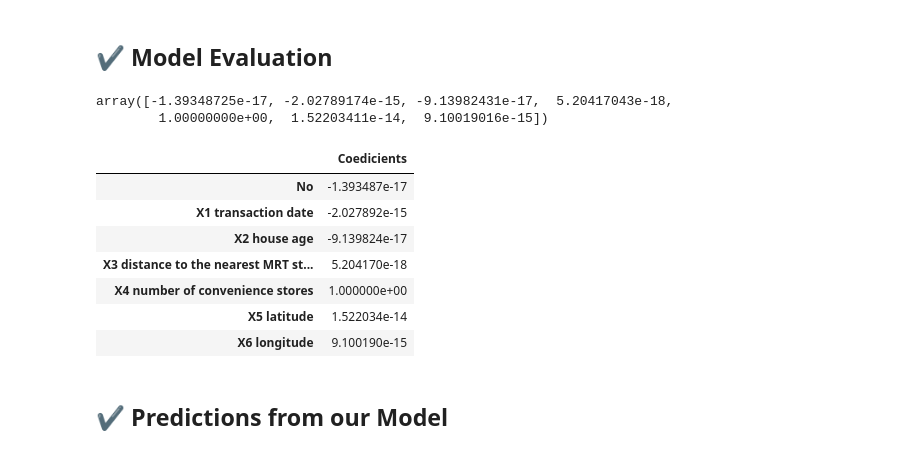
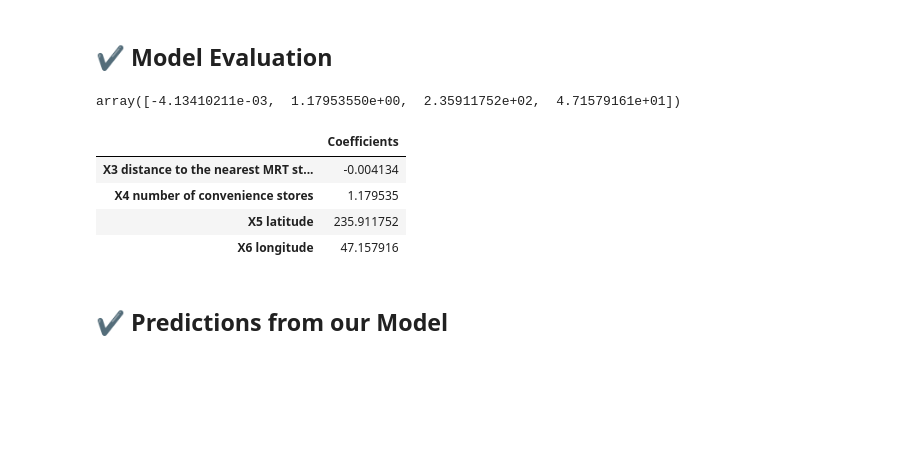
Before and after one commit to ch-binh/AI_CDT, a Jupyter notebook: projects/linear_regression/linear-regression.ipynb, the cells around one changed output. Drawn from its saved outputs; the diff is of its cells as text; code cells hidden in the pictures; blank space fills up the shorter version.

```diff
--- a/projects/linear_regression/linear-regression.ipynb
+++ b/projects/linear_regression/linear-regression.ipynb
@@ -124,9 +121,14 @@ sns.pairplot(df)
 
 ## X and y arrays
 # %%
-X=df.drop('Y house price of unit area', axis=1)
+# X=df.drop('Y house price of unit area', axis=1)
 
-y=df['X4 number of convenience stores']
+# y=df['X4 number of convenience stores']
+
+
+X = df.drop(columns=['Y house price of unit area', 'No', "X1 transaction date", "X2 house age"])
+
+y = df['Y house price of unit area']
 # %%
 print("X=",X.shape,"\ny=", y.shape)
 # %% [output]
@@ -159,19 +161,15 @@ LinearRegression()
 # %%
 model.coef_
 # %% [output]
-array([-1.39348725e-17, -2.02789174e-15, -9.13982431e-17,  5.20417043e-18,
-        1.00000000e+00,  1.52203411e-14,  9.10019016e-15])
+array([-4.13410211e-03,  1.17953550e+00,  2.35911752e+02,  4.71579161e+01])
 # %%
-pd.DataFrame(model.coef_, X.columns, columns=['Coedicients'])
+pd.DataFrame(model.coef_, X.columns, columns=['Coefficients'])
 # %% [output]
-|  | Coedicients |
-| No | -1.393487e-17 |
-| X1 transaction date | -2.027892e-15 |
-| X2 house age | -9.139824e-17 |
-| X3 distance to the nearest MRT st... | 5.204170e-18 |
-| X4 number of convenience stores | 1.000000e+00 |
-| X5 latitude | 1.522034e-14 |
-| X6 longitude | 9.100190e-15 |
+|  | Coefficients |
+| X3 distance to the nearest MRT st... | -0.004134 |
+| X4 number of convenience stores | 1.179535 |
+| X5 latitude | 235.911752 |
+| X6 longitude | 47.157916 |
 # %% [markdown]
 ## ✔️ Predictions from our Model
 # %%
```
Also changed, not shown: parts of 10 cells of this notebook, 1 other file.
